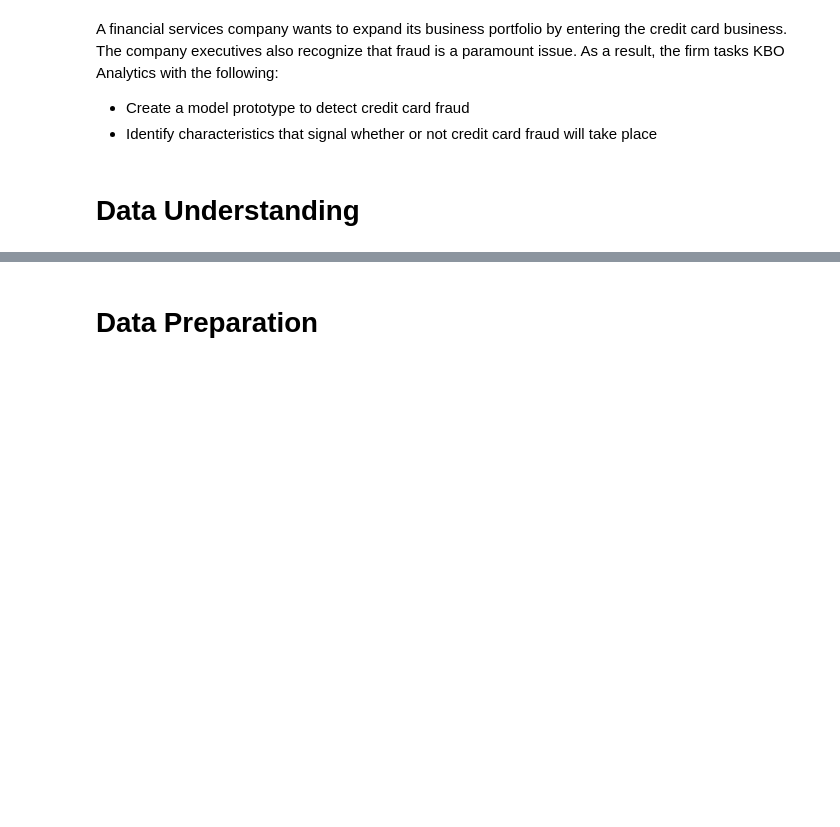
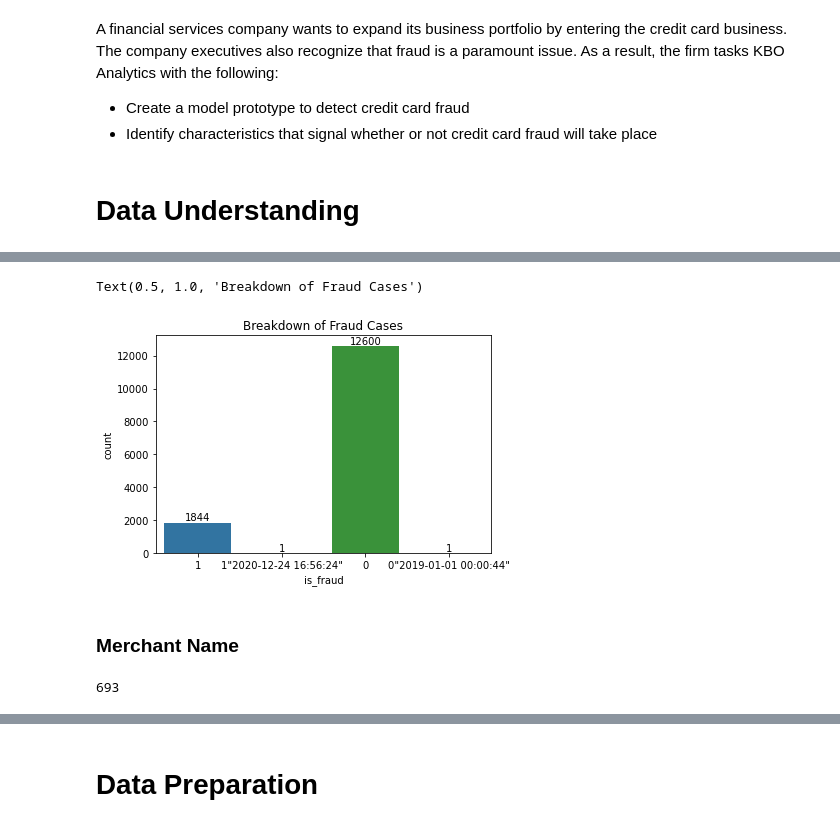
Before and after one commit to keithotuomagie/credit_card_fraud_model, a Jupyter notebook: Untitled.ipynb, the cells around one changed output, grey strips where cells are left out. Saved outputs shown, nothing was run; the diff lists cells and outputs as text; code cells hidden in the pictures; blank space fills up the shorter version.

Commit message:
Notebook | Updating Data Understanding

```diff
--- a/Untitled.ipynb
+++ b/Untitled.ipynb
@@ -9,0 +37,4 @@ A financial services company wants to expand its business portfolio by entering
+# %%
+# Reading file
+
+fraud_df = pd.read_csv("fraud_data.csv")
@@ -9,0 +236,21 @@ A financial services company wants to expand its business portfolio by entering
+# %%
+# Create a bar chart for Value Counts of the 'is_fraud' column
+
+ax = sns.countplot(x='is_fraud', data=fraud_df)
+
+for p in ax.patches:
+    height = p.get_height()
+    ax.annotate(f'{height}',
+                (p.get_x() + p.get_width() / 2., height),
+                ha='center', va='bottom')  # Center text horizontally and place above the bar
+
+plt.title("Breakdown of Fraud Cases")
+# %% [output]
+Text(0.5, 1.0, 'Breakdown of Fraud Cases')
+[figure, added]
+# %% [markdown]
+### Merchant Name
+# %%
+fraud_df['merchant'].nunique()
+# %% [output]
+693
```
Also changed, not shown: parts of 44 cells of this notebook, 1 other file.
